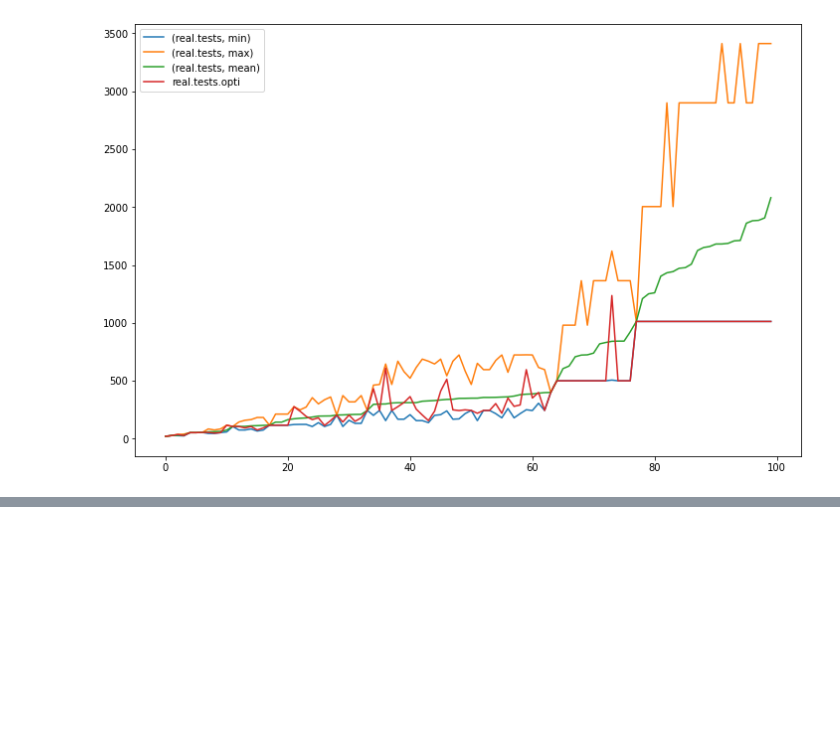
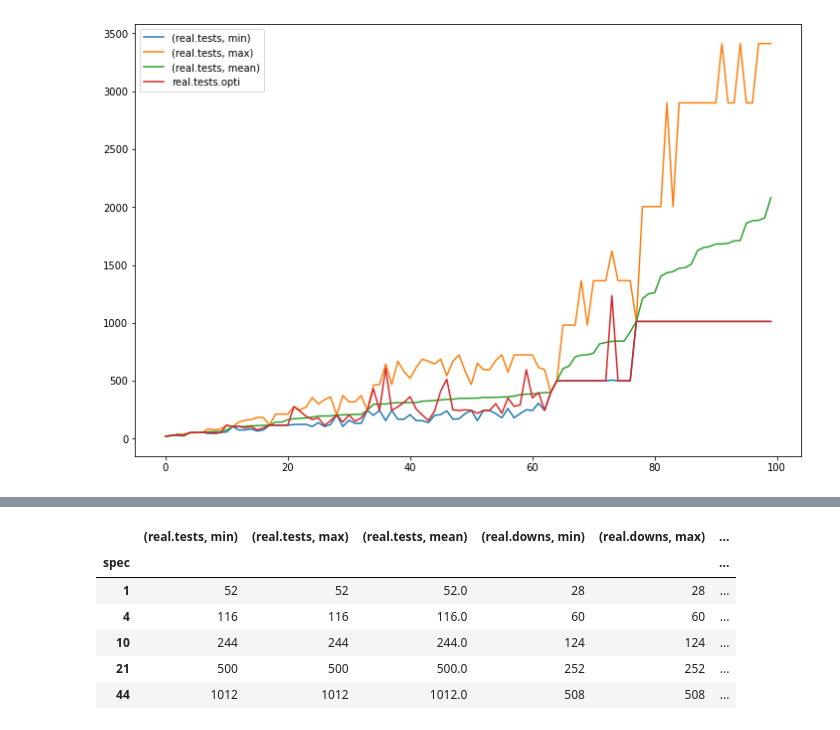
Before and after one commit to PaulRaUnite/ccsl-rs, a Jupyter notebook: plotter/comparison.ipynb, the cells around one changed output, grey strips where cells are left out. Cells and saved outputs as stored; diff of their text form; code cells hidden in the pictures; blank space fills up the shorter version.

```diff
--- a/plotter/comparison.ipynb
+++ b/plotter/comparison.ipynb
@@ -178,0 +212,10 @@ d.plot(figsize=(12,8))
+# %%
+comparison[comparison["real.tests"] >= comparison[("real.tests", "mean")]]
+# %% [output]
+|  | (real.tests, min) | (real.tests, max) | (real.tests, mean) | (real.downs, min) | (real.downs, max) | ... |
+| spec |  |  |  |  |  | ... |
+| 1 | 52 | 52 | 52.0 | 28 | 28 | ... |
+| 4 | 116 | 116 | 116.0 | 60 | 60 | ... |
+| 10 | 244 | 244 | 244.0 | 124 | 124 | ... |
+| 21 | 500 | 500 | 500.0 | 252 | 252 | ... |
+| 44 | 1012 | 1012 | 1012.0 | 508 | 508 | ... |
```
Also changed, not shown: parts of 9 cells of this notebook, 9 other files.
